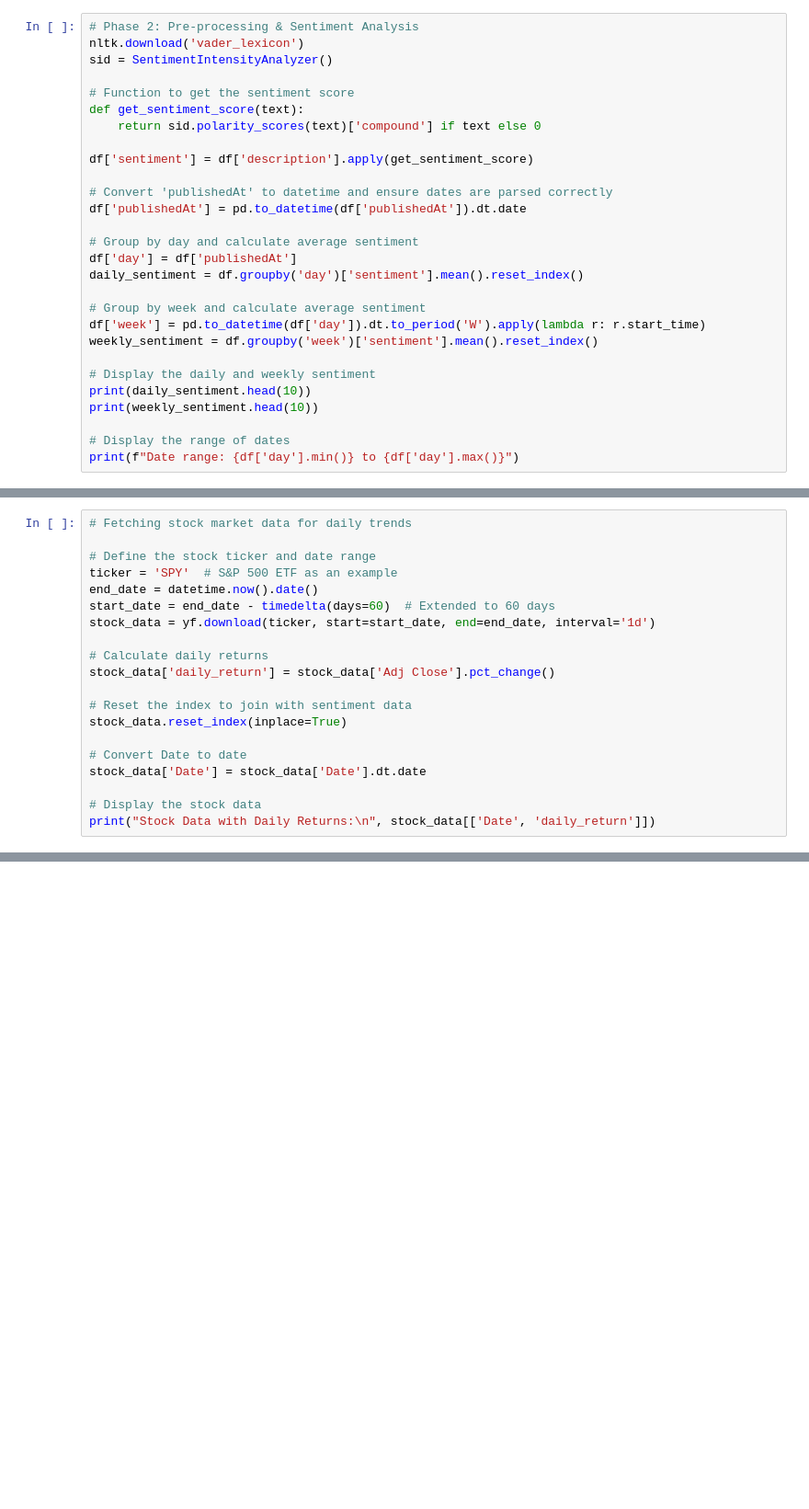
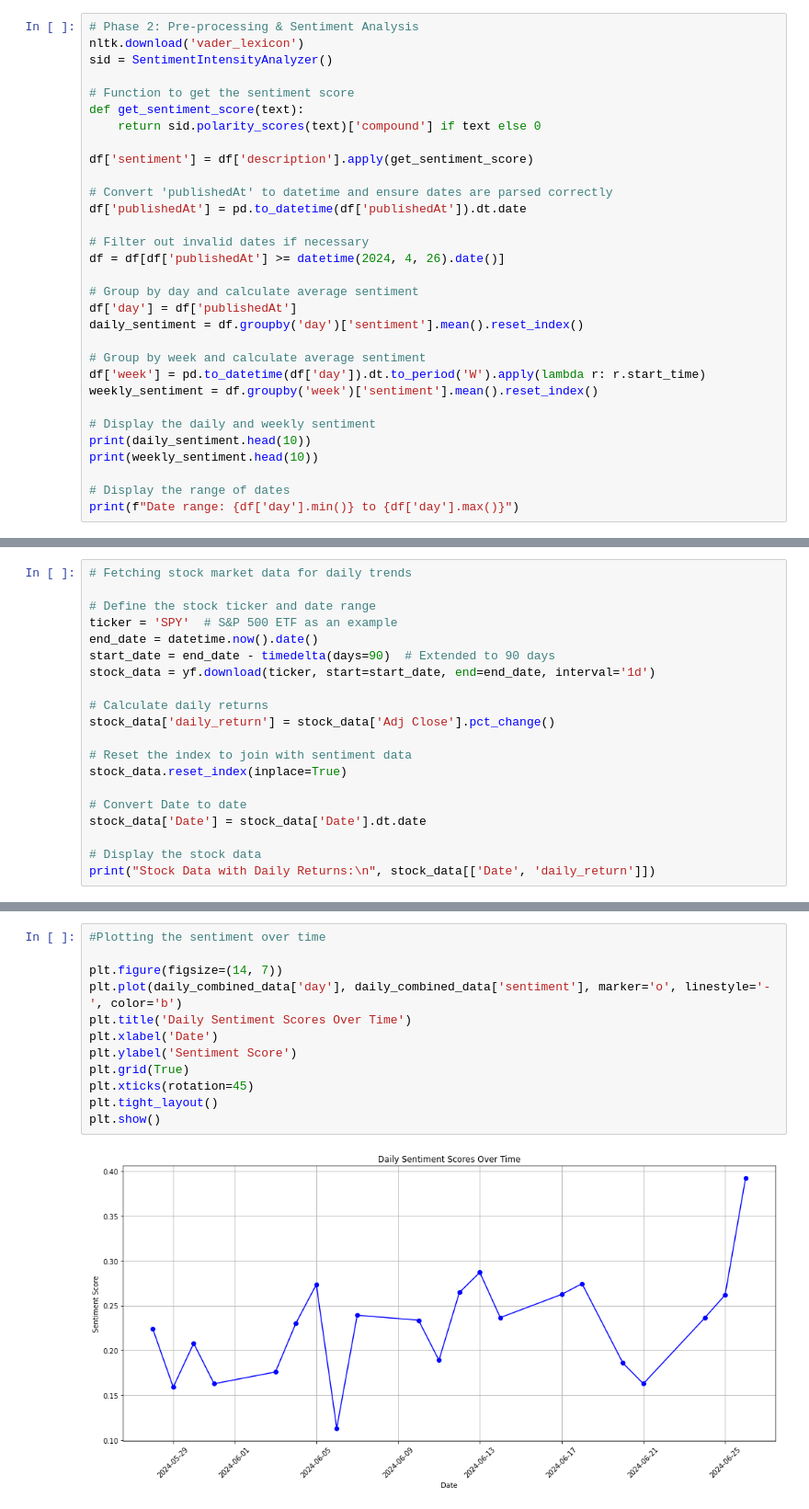
Before and after one commit to rohancodescs/learningML, a Jupyter notebook: NLP Sentiment Analysis Project/sentiment2.ipynb, the cells around one changed output, grey strips where cells are left out. Shown at 92% size. Saved outputs shown, nothing was run; the diff lists cells and outputs as text; blank space fills up the shorter version.

```diff
--- a/NLP Sentiment Analysis Project/sentiment2.ipynb
+++ b/NLP Sentiment Analysis Project/sentiment2.ipynb
@@ -63,6 +73,9 @@ df['sentiment'] = df['description'].apply(get_sentiment_score)
 
 # Convert 'publishedAt' to datetime and ensure dates are parsed correctly
 df['publishedAt'] = pd.to_datetime(df['publishedAt']).dt.date
+
+# Filter out invalid dates if necessary
+df = df[df['publishedAt'] >= datetime(2024, 4, 26).date()]
 
 # Group by day and calculate average sentiment
 df['day'] = df['publishedAt']
@@ -87,7 +147,7 @@ print(df.head(1))
 # Define the stock ticker and date range
 ticker = 'SPY'  # S&P 500 ETF as an example
 end_date = datetime.now().date()
-start_date = end_date - timedelta(days=60)  # Extended to 60 days
+start_date = end_date - timedelta(days=90)  # Extended to 90 days
 stock_data = yf.download(ticker, start=start_date, end=end_date, interval='1d')
 
 # Calculate daily returns
@@ -128,0 +233,14 @@ else:
+# %%
+#Plotting the sentiment over time
+
+plt.figure(figsize=(14, 7))
+plt.plot(daily_combined_data['day'], daily_combined_data['sentiment'], marker='o', linestyle='-', color='b')
+plt.title('Daily Sentiment Scores Over Time')
+plt.xlabel('Date')
+plt.ylabel('Sentiment Score')
+plt.grid(True)
+plt.xticks(rotation=45)
+plt.tight_layout()
+plt.show()
+# %% [output]
+[figure, added]
```
Also changed, not shown: parts of 16 cells of this notebook.
